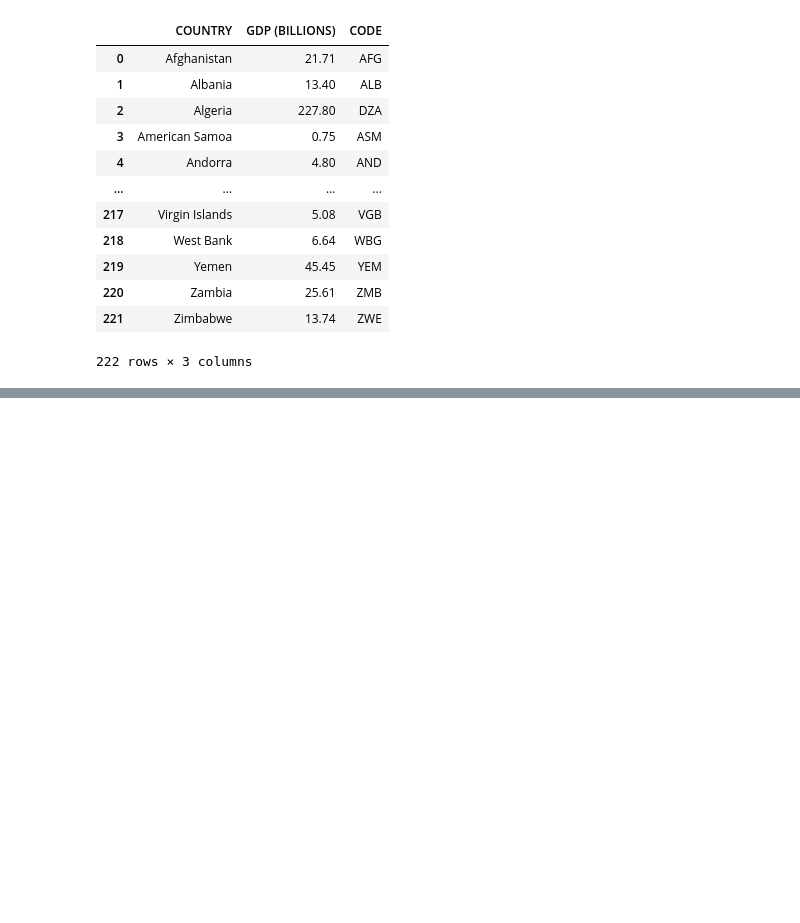
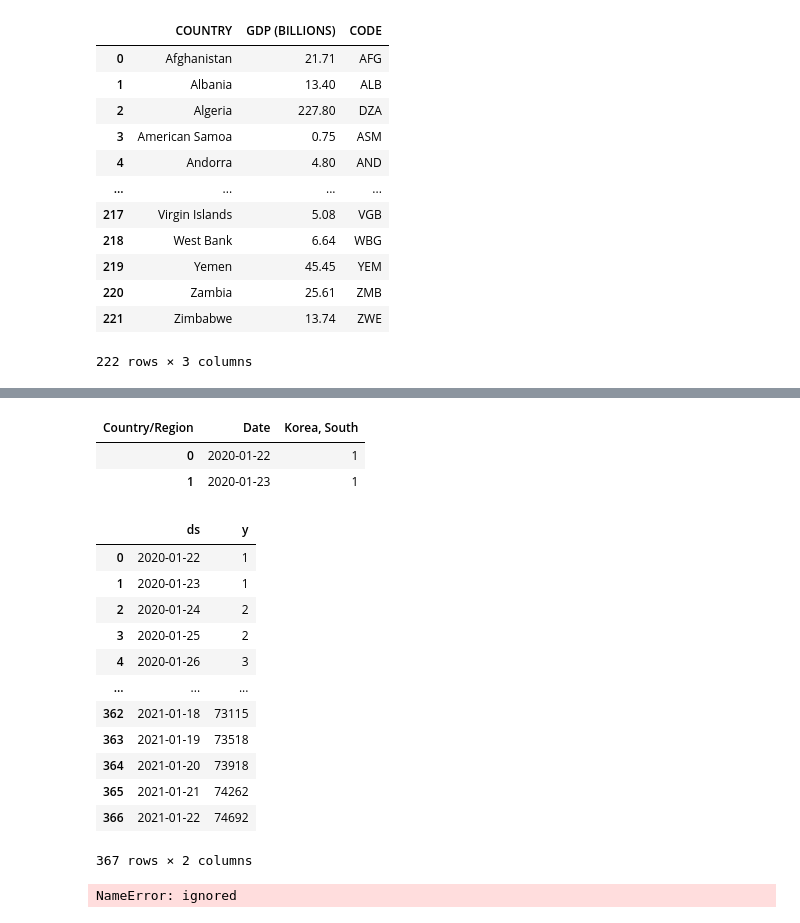
Before and after one commit to Vaycold/Vaycold, a Jupyter notebook: Python_DataAnalysis/코로나_바이러스에_의한_확진자_수_및_사망자_수_분석.ipynb, the cells around one changed output, grey strips where cells are left out. Saved outputs shown, nothing was run; the diff lists cells and outputs as text; code cells hidden in the pictures; blank space fills up the shorter version.

```diff
--- a/Python_DataAnalysis/코로나_바이러스에_의한_확진자_수_및_사망자_수_분석.ipynb
+++ b/Python_DataAnalysis/코로나_바이러스에_의한_확진자_수_및_사망자_수_분석.ipynb
@@ -355,0 +430,23 @@ fig.show()
+# %%
+df_case.reset_index().head(2)[['Date','Korea, South']]
+# %% [output]
+| Country/Region | Date | Korea, South |
+| 0 | 2020-01-22 | 1 |
+| 1 | 2020-01-23 | 1 |
+# %%
+df = pd.DataFrame(df_case.reset_index()[['Date','Korea, South']].to_numpy(), columns=['ds','y'])
+df
+# %% [output]
+|  | ds | y |
+| 0 | 2020-01-22 | 1 |
+| 1 | 2020-01-23 | 1 |
+| 2 | 2020-01-24 | 2 |
+| 3 | 2020-01-25 | 2 |
+| 4 | 2020-01-26 | 3 |
+| ... | ... | ... |
+| 362 | 2021-01-18 | 73115 |
+| 363 | 2021-01-19 | 73518 |
+| 364 | 2021-01-20 | 73918 |
+| 365 | 2021-01-21 | 74262 |
+| 366 | 2021-01-22 | 74692 |
+367 rows × 2 columns
@@ -355,0 +463,4 @@ fig.show()
+# %%
+train_df, test_df = train_test_split_df(df,0.1)
+# %% [output]
+NameError: ignored
```
Also changed, not shown: parts of 20 cells of this notebook.
